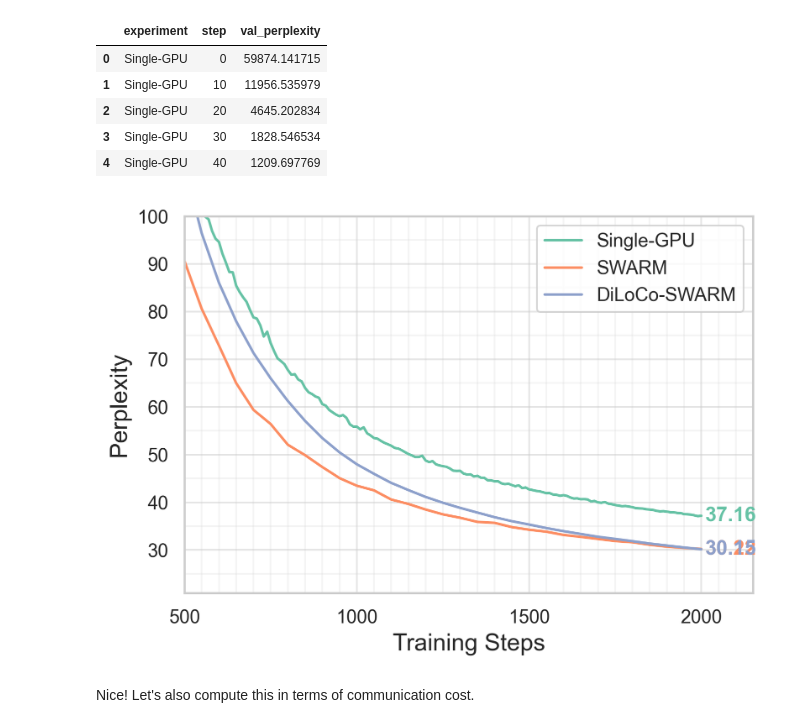
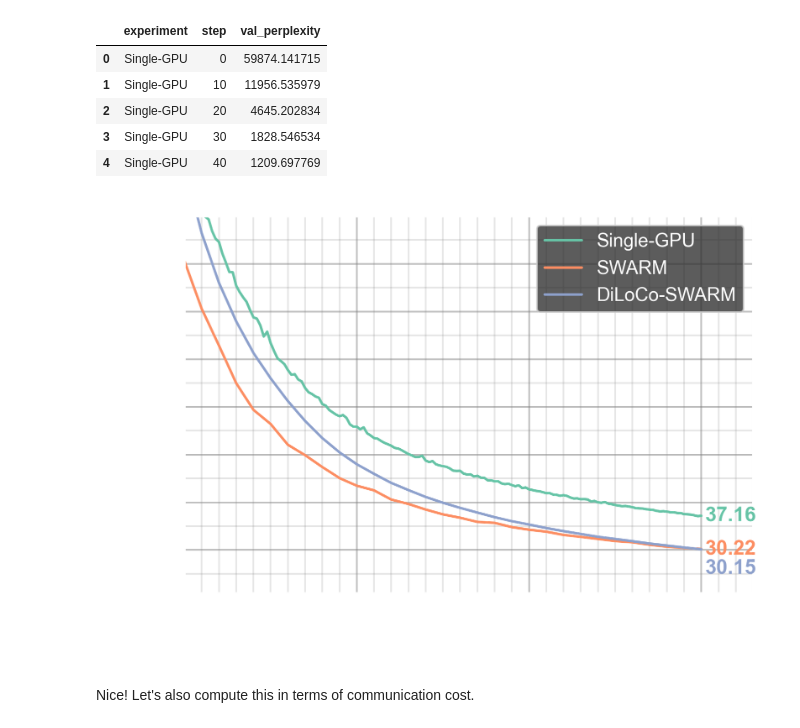
Before and after one commit to mikasenghaas/diloco-swarm, a Jupyter notebook: notebooks/3.0-results.ipynb, the cells around one changed output. Drawn from its saved outputs; the diff is of its cells as text; code cells hidden in the pictures.

Commit message:
Add presentation figures

```diff
--- a/notebooks/3.0-results.ipynb
+++ b/notebooks/3.0-results.ipynb
@@ -37,6 +37,27 @@ def get_history(experiment_metadata: Dict[str, str]) -> pd.DataFrame:
         history["experiment"] = experiment
         histories = pd.concat([histories, history])
     return histories
+# %%
+def adjust_for_dark_background(fig, ax):
+    ax.set_facecolor('none')  # Transparent background
+    fig.patch.set_alpha(0.0)  # Transparent figure background
+    ax.grid(True, which='both', color='gray', alpha=0.2)  # Lighter grid
+    ax.grid(True, which='major', color='gray', alpha=0.5)  # Lighter major grid
+    ax.spines['bottom'].set_color('white')
+    ax.spines['top'].set_color('white')
+    ax.spines['right'].set_color('white')
+    ax.spines['left'].set_color('white')
+    ax.tick_params(axis='x', colors='white')
+    ax.tick_params(axis='y', colors='white')
+    ax.yaxis.label.set_color('white')
+    ax.xaxis.label.set_color('white')
+    ax.title.set_color('white')
+    leg = ax.get_legend()
+    if leg is not None:
+        leg.get_frame().set_facecolor('#333333')  # Dark gray background for legend
+        for text in leg.get_texts():
+            text.set_color('white')
+    return fig
 # %%
 # Styling
 sns.set_theme(style="whitegrid")
@@ -81,31 +98,32 @@ exp1.head()
 # %%
 # Plot the validation perplexity against steps
 sns.set_style("whitegrid")
 fig, ax = plt.subplots(figsize=(6, 4), dpi=300)
 colors = sns.color_palette("Set2", n_colors=exp1["experiment"].nunique())
 order = exp1.groupby("experiment")["val_perplexity"].last().sort_values(ascending=False).index
 sns.lineplot(data=exp1, x="step", y="val_perplexity", hue="experiment", hue_order=order, ax=ax, palette=colors)
 ax.set_xlabel("Training Steps", fontsize=14); ax.set_ylabel("Perplexity", fontsize=14)
 ax.set_xlim((500, 2150));
 ax.set_ylim((21, 100));
 ax.get_xaxis().set_major_locator(plt.MultipleLocator(500))
 ax.get_xaxis().set_minor_locator(plt.MultipleLocator(50))
 ax.get_yaxis().set_major_locator(plt.MultipleLocator(10))
 ax.get_yaxis().set_minor_locator(plt.MultipleLocator(5))
 ax.grid(True, which='both', alpha=0.2); ax.grid(True, which='major', alpha=0.5)
 ax.legend(title="")
 
 # Add final perplexity values to the plot
 colors = sns.color_palette("Set2", n_colors=3)
 order = exp1.groupby("experiment")["val_perplexity"].last().sort_values(ascending=False).index
 for i, experiment in enumerate(order):
     group_data = exp1[exp1["experiment"] == experiment]
     final_val = group_data["val_perplexity"].iloc[-1]
-    ax.text(2010, group_data["val_perplexity"].iloc[-1] - (4 if experiment == "SWARM-DiLoCo" else 0), f'{final_val:.2f}', color=colors[i], va='center', weight='bold', fontsize=12)
+    ax.text(2010, group_data["val_perplexity"].iloc[-1] - (4 if experiment == "DiLoCo-SWARM" else 0), f'{final_val:.2f}', color=colors[i], va='center', weight='bold', fontsize=12)
 
 fig.savefig("report/figures/experiment1-1.pdf", bbox_inches="tight")
+adjust_for_dark_background(fig, ax).savefig("presentation/figures/experiment1-1.png", transparent=True, bbox_inches="tight")
 # %% [output]
-[figure, old version]
+[figure, new version]
 # %% [markdown]
 Nice! Let's also compute this in terms of communication cost.
 # %%
```
Also changed, not shown: parts of 4 cells of this notebook, 8 other files.
